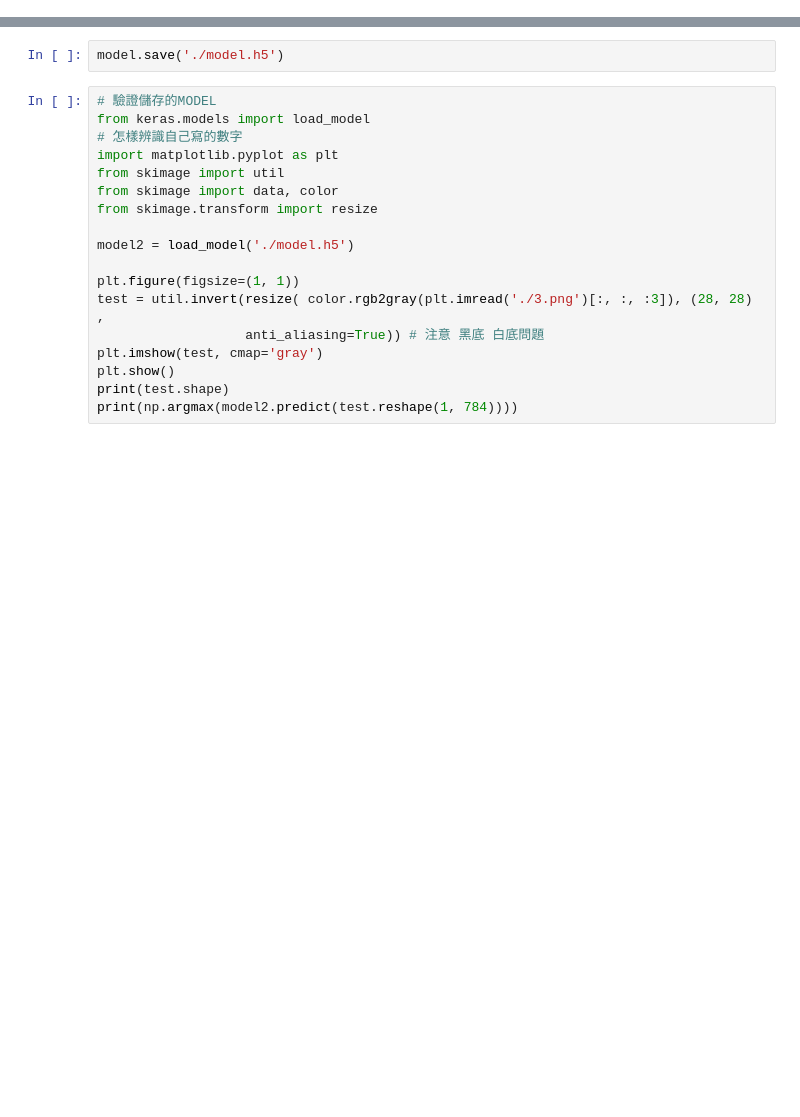
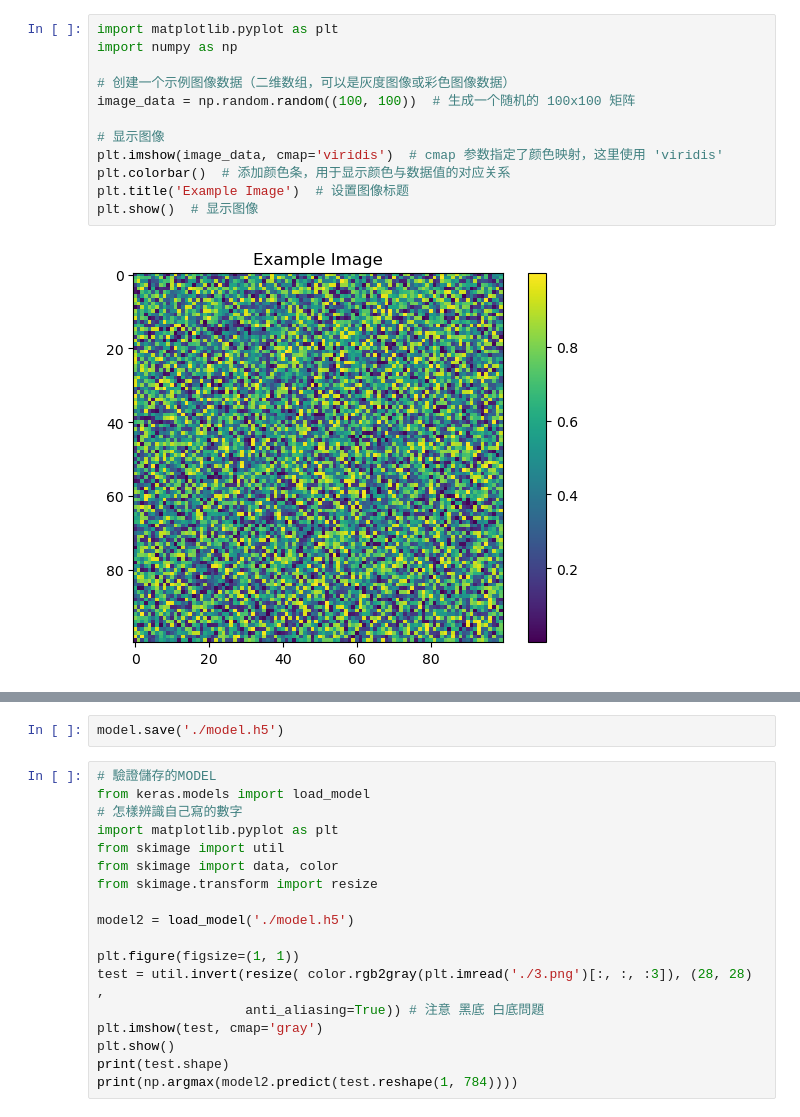
Before and after one commit to JianMing0307/Deep_Learning_, a Jupyter notebook: 3.神經網絡實作/4_1Softmax-MNIST.ipynb, the cells around one changed output, grey strips where cells are left out. Cells and saved outputs as stored; diff of their text form; blank space fills up the shorter version.

```diff
--- a/3.神經網絡實作/4_1Softmax-MNIST.ipynb
+++ b/3.神經網絡實作/4_1Softmax-MNIST.ipynb
@@ -23,3 +49,17 @@ y_train[:3]
+# %%
+import matplotlib.pyplot as plt
+import numpy as np
+
+# 创建一个示例图像数据（二维数组，可以是灰度图像或彩色图像数据）
+image_data = np.random.random((100, 100))  # 生成一个随机的 100x100 矩阵
+
+# 显示图像
+plt.imshow(image_data, cmap='viridis')  # cmap 参数指定了颜色映射，这里使用 'viridis'
+plt.colorbar()  # 添加颜色条，用于显示颜色与数据值的对应关系
+plt.title('Example Image')  # 设置图像标题
+plt.show()  # 显示图像
+# %% [output]
+[figure, added]
 # %%
 # 數據解釋
 import matplotlib.pyplot as plt
```
Also changed, not shown: parts of 12 cells of this notebook, 11 other files.
